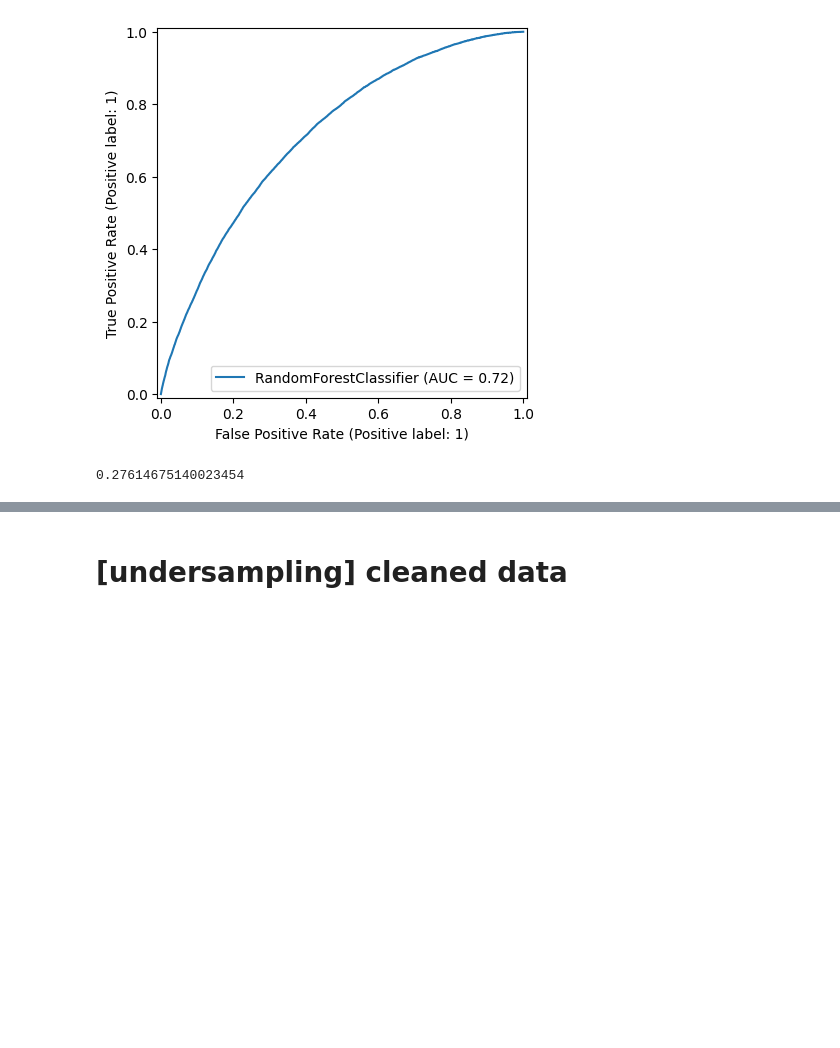
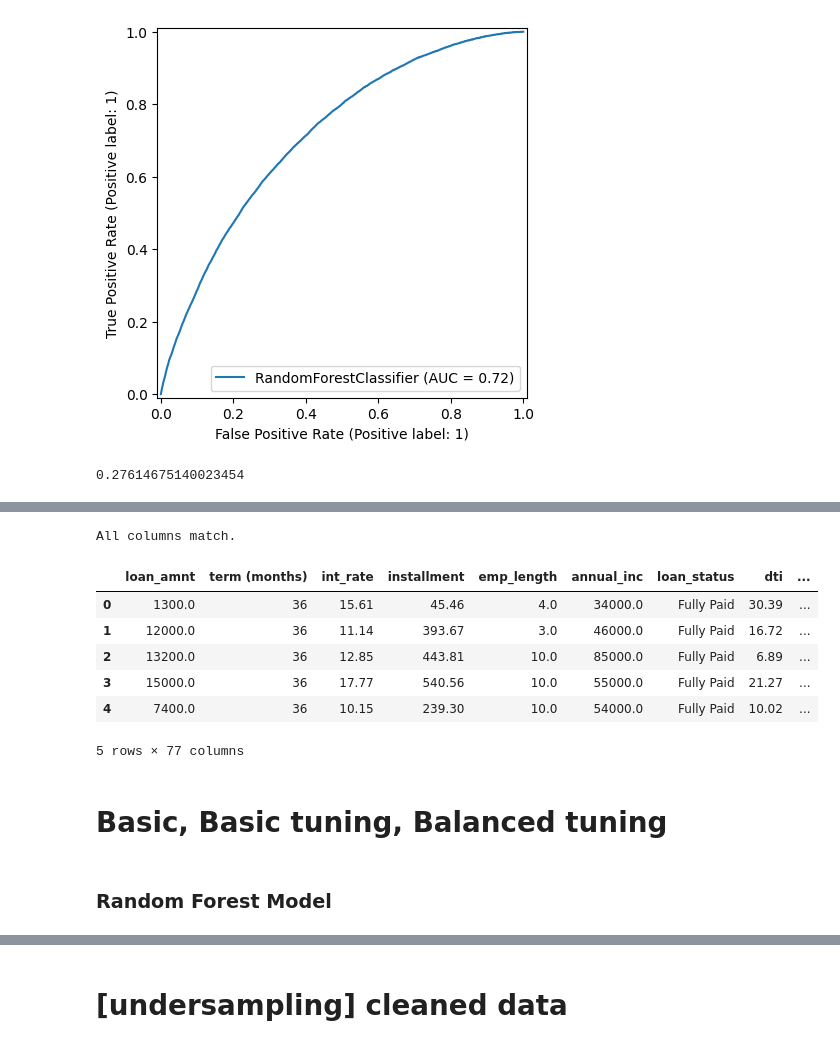
Before and after one commit to lalitharavi98/IS5126_Project-Loan-Default-Prediction, a Jupyter notebook: src/WY_rf_basic_model_kaggle.ipynb, the cells around one changed output, grey strips where cells are left out. Cells and saved outputs as stored; diff of their text form; code cells hidden in the pictures; blank space fills up the shorter version.

```diff
--- a/src/WY_rf_basic_model_kaggle.ipynb
+++ b/src/WY_rf_basic_model_kaggle.ipynb
@@ -1452,0 +1483,11 @@ ks
+# %%
+df_train.drop('issue_d', axis=1, inplace=True)
+df_test.drop('issue_d', axis=1, inplace=True)
+df_train.drop('initial_list_status', axis=1, inplace=True)
+df_test.drop('initial_list_status', axis=1, inplace=True)
+# %%
+columns_to_encode = ['sub_grade', 'home_ownership','verification_status','purpose','application_type']
+# %%
+# One-hot encoding
+df_train = pd.get_dummies(df_train, columns=columns_to_encode)
+df_test = pd.get_dummies(df_test, columns=columns_to_encode)
@@ -1452,0 +1520,20 @@ ks
+# %%
+train_columns = df_train.columns
+test_columns = df_test.columns
+
+if set(train_columns) == set(test_columns):
+    print("All columns match.")
+else:
+    print("Columns do not match.")
+# %% [output]
+All columns match.
+# %%
+df_test.head()
+# %% [output]
+|  | loan_amnt | term (months) | int_rate | installment | emp_length | annual_inc | loan_status | dti | ... |
+| 0 | 1300.0 | 36 | 15.61 | 45.46 | 4.0 | 34000.0 | Fully Paid | 30.39 | ... |
+| 1 | 12000.0 | 36 | 11.14 | 393.67 | 3.0 | 46000.0 | Fully Paid | 16.72 | ... |
+| 2 | 13200.0 | 36 | 12.85 | 443.81 | 10.0 | 85000.0 | Fully Paid | 6.89 | ... |
+| 3 | 15000.0 | 36 | 17.77 | 540.56 | 10.0 | 55000.0 | Fully Paid | 21.27 | ... |
+| 4 | 7400.0 | 36 | 10.15 | 239.30 | 10.0 | 54000.0 | Fully Paid | 10.02 | ... |
+5 rows × 77 columns
@@ -1452,0 +1565,4 @@ ks
+# %% [markdown]
+# Basic, Basic tuning, Balanced tuning
+# %% [markdown]
+### Random Forest Model
```
Also changed, not shown: parts of 15 cells of this notebook, 1 other file.
